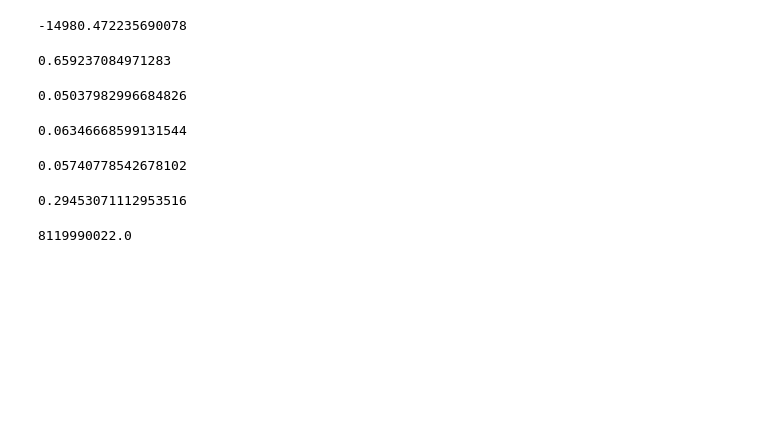
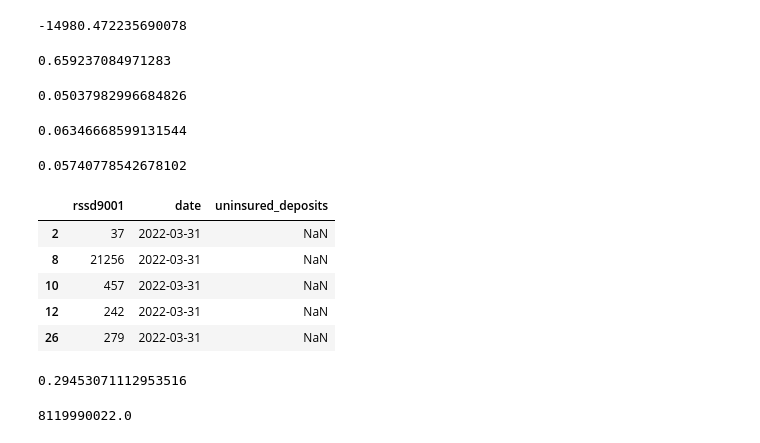
Before and after one commit to aadideshpande/svb-failure-case-study, a Jupyter notebook: src/03_example.ipynb, the cells around one changed output. Saved outputs shown, nothing was run; the diff lists cells and outputs as text; code cells hidden in the pictures; blank space fills up the shorter version.

```diff
--- a/src/03_example.ipynb
+++ b/src/03_example.ipynb
@@ -390,6 +390,17 @@ std_loss_asset_ratio
 # %%
 df_uninsured.head()
 uninsured_deposit = df_uninsured[df_uninsured['date'] == '2022-03-31']
+# %%
+uninsured_deposit['rssd9001'] = uninsured_deposit['rssd9001'].astype(str)
+# %%
+uninsured_deposit.head()
+# %% [output]
+|  | rssd9001 | date | uninsured_deposits |
+| 2 | 37 | 2022-03-31 | NaN |
+| 8 | 21256 | 2022-03-31 | NaN |
+| 10 | 457 | 2022-03-31 | NaN |
+| 12 | 242 | 2022-03-31 | NaN |
+| 26 | 279 | 2022-03-31 | NaN |
 # %%
 uninsured_deposit['uninsured_deposits'].sum()/gross_asset
 # %% [output]
```
Also changed, not shown: parts of 23 cells of this notebook, 1 other file.
